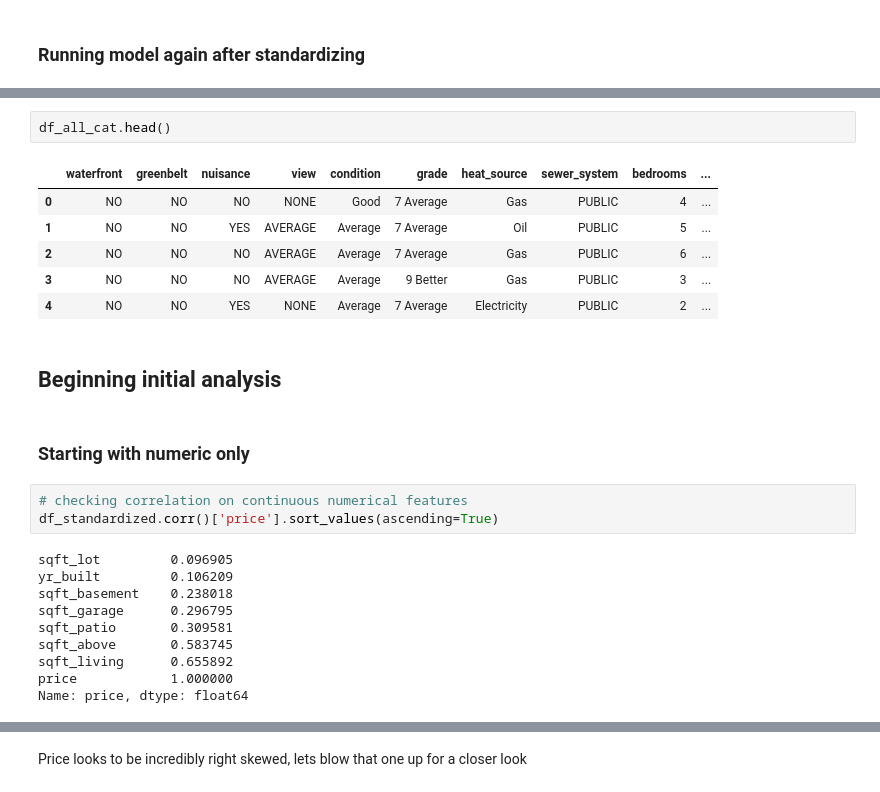
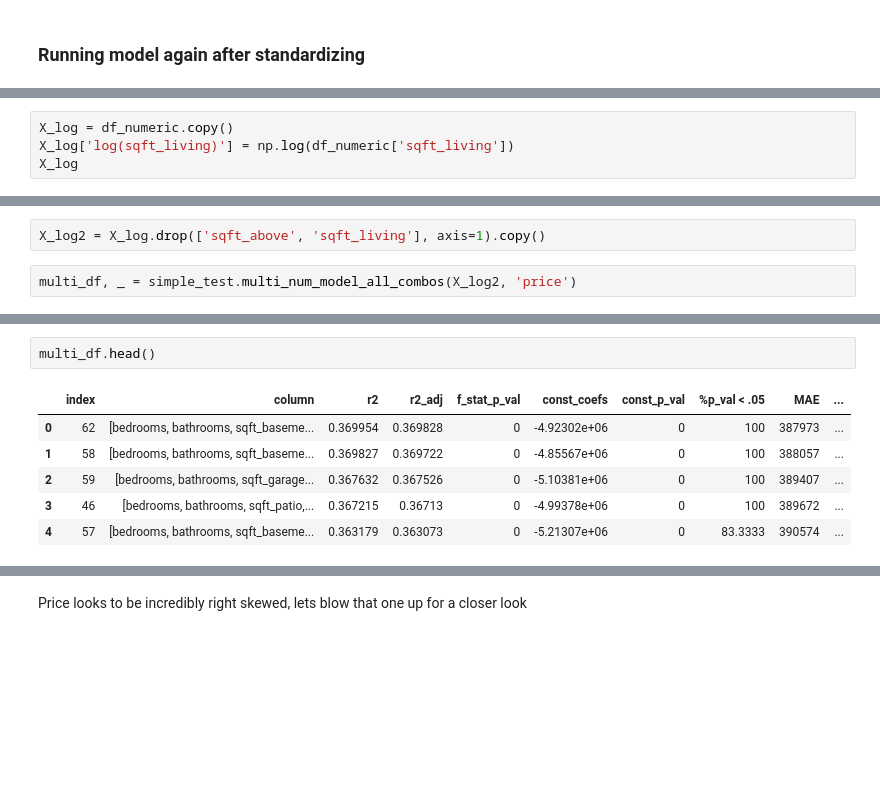
Before and after one commit to mduncan23/King-County-Real-Estate-Analysis, a Jupyter notebook: Matt Project Workbook.ipynb, the cells around one changed output, grey strips where cells are left out. Cells and saved outputs as stored; diff of their text form; blank space fills up the shorter version.

```diff
--- a/Matt Project Workbook.ipynb
+++ b/Matt Project Workbook.ipynb
@@ -431,0 +481,4 @@ for cat in num_cat:
+# %%
+X_log = df_numeric.copy()
+X_log['log(sqft_living)'] = np.log(df_numeric['sqft_living'])
+X_log
@@ -431,0 +517,4 @@ for cat in num_cat:
+# %%
+X_log2 = X_log.drop(['sqft_above', 'sqft_living'], axis=1).copy()
+# %%
+multi_df, _ = simple_test.multi_num_model_all_combos(X_log2, 'price')
@@ -432,26 +532,9 @@ for cat in num_cat:
 # %%
-df_all_cat.head()
+multi_df.head()
 # %% [output]
-|  | waterfront | greenbelt | nuisance | view | condition | grade | heat_source | sewer_system | bedrooms | ... |
-| 0 | NO | NO | NO | NONE | Good | 7 Average | Gas | PUBLIC | 4 | ... |
-| 1 | NO | NO | YES | AVERAGE | Average | 7 Average | Oil | PUBLIC | 5 | ... |
-| 2 | NO | NO | NO | AVERAGE | Average | 7 Average | Gas | PUBLIC | 6 | ... |
-| 3 | NO | NO | NO | AVERAGE | Average | 9 Better | Gas | PUBLIC | 3 | ... |
-| 4 | NO | NO | YES | NONE | Average | 7 Average | Electricity | PUBLIC | 2 | ... |
+|  | index | column | r2 | r2_adj | f_stat_p_val | const_coefs | const_p_val | %p_val < .05 | MAE | ... |
+| 0 | 62 | [bedrooms, bathrooms, sqft_baseme... | 0.369954 | 0.369828 | 0 | -4.92302e+06 | 0 | 100 | 387973 | ... |
+| 1 | 58 | [bedrooms, bathrooms, sqft_baseme... | 0.369827 | 0.369722 | 0 | -4.85567e+06 | 0 | 100 | 388057 | ... |
+| 2 | 59 | [bedrooms, bathrooms, sqft_garage... | 0.367632 | 0.367526 | 0 | -5.10381e+06 | 0 | 100 | 389407 | ... |
+| 3 | 46 | [bedrooms, bathrooms, sqft_patio,... | 0.367215 | 0.36713 | 0 | -4.99378e+06 | 0 | 100 | 389672 | ... |
+| 4 | 57 | [bedrooms, bathrooms, sqft_baseme... | 0.363179 | 0.363073 | 0 | -5.21307e+06 | 0 | 83.3333 | 390574 | ... |
-# %% [markdown]
-## Beginning initial analysis
-# %% [markdown]
-### Starting with numeric only
-# %%
-# checking correlation on continuous numerical features
-df_standardized.corr()['price'].sort_values(ascending=True)
-# %% [output]
-sqft_lot         0.096905
-yr_built         0.106209
-sqft_basement    0.238018
-sqft_garage      0.296795
-sqft_patio       0.309581
-sqft_above       0.583745
-sqft_living      0.655892
-price            1.000000
-Name: price, dtype: float64
```
Also changed, not shown: parts of 135 cells of this notebook, 2 other files.
